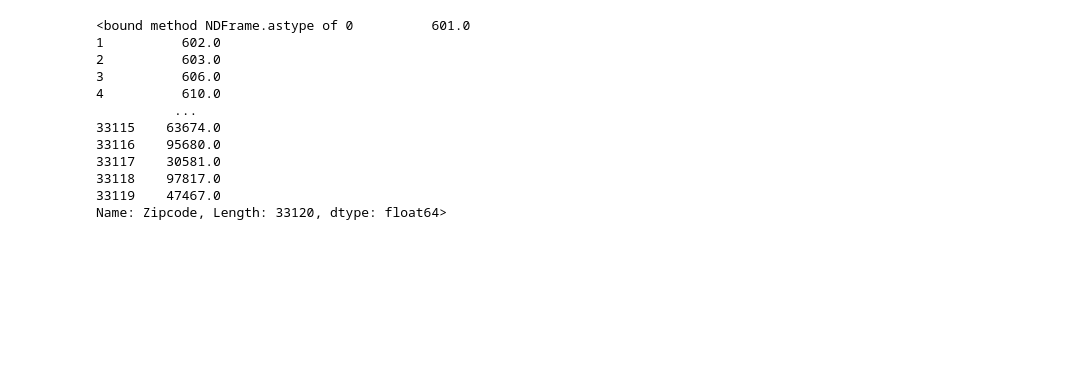
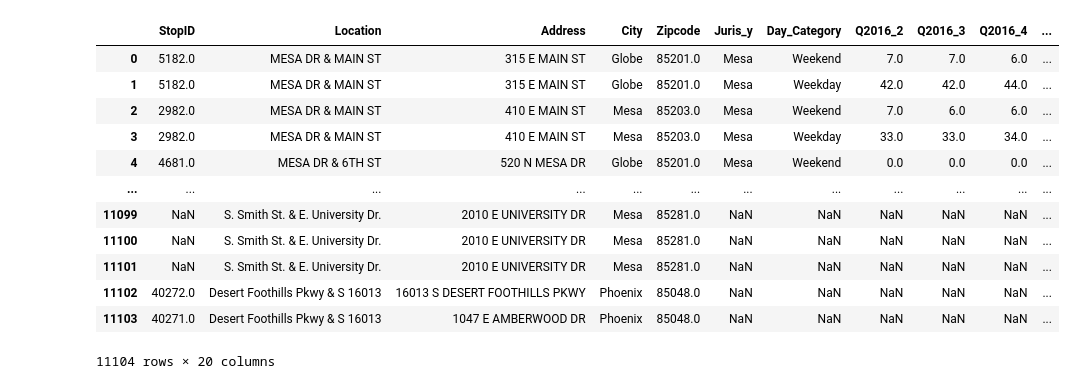
Before and after one commit to phil-wew/group_project1, a Jupyter notebook: PW/PW_ValleyMetro_all_Ridership.ipynb, the cells around one changed output. Saved outputs shown, nothing was run; the diff lists cells and outputs as text; code cells hidden in the pictures; blank space fills up the shorter version.

```diff
--- a/PW/PW_ValleyMetro_all_Ridership.ipynb
+++ b/PW/PW_ValleyMetro_all_Ridership.ipynb
@@ -108,4 +126,0 @@ bus_ridersZip = pd.merge(all_bus_stops, bus_riders,
-# %%
-bus_ridersZip
-
-bus_riders = bus_ridersZip.rename(columns={"ComputedZip":"Zipcode","ComputedStreetAddress": "Address","ComputedCity":"City"})
@@ -112,3 +170,21 @@ bus_riders = bus_ridersZip.rename(columns={"ComputedZip":"Zipcode","ComputedStre
+# %%
+bus_riders.to_csv(r'../PW_CSVs/bus_riders.csv')
+
+bus_riders
+# %% [output]
+|  | StopID | Location | Address | City | Zipcode | Juris_y | Day_Category | Q2016_2 | Q2016_3 | Q2016_4 | ... |
+| 0 | 5182.0 | MESA DR & MAIN ST | 315 E MAIN ST | Globe | 85201.0 | Mesa | Weekend | 7.0 | 7.0 | 6.0 | ... |
+| 1 | 5182.0 | MESA DR & MAIN ST | 315 E MAIN ST | Globe | 85201.0 | Mesa | Weekday | 42.0 | 42.0 | 44.0 | ... |
+| 2 | 2982.0 | MESA DR & MAIN ST | 410 E MAIN ST | Mesa | 85203.0 | Mesa | Weekend | 7.0 | 6.0 | 6.0 | ... |
+| 3 | 2982.0 | MESA DR & MAIN ST | 410 E MAIN ST | Mesa | 85203.0 | Mesa | Weekday | 33.0 | 33.0 | 34.0 | ... |
+| 4 | 4681.0 | MESA DR & 6TH ST | 520 N MESA DR | Globe | 85201.0 | Mesa | Weekend | 0.0 | 0.0 | 0.0 | ... |
+| ... | ... | ... | ... | ... | ... | ... | ... | ... | ... | ... | ... |
+| 11099 | NaN | S. Smith St. & E. University Dr. | 2010 E UNIVERSITY DR | Mesa | 85281.0 | NaN | NaN | NaN | NaN | NaN | ... |
+| 11100 | NaN | S. Smith St. & E. University Dr. | 2010 E UNIVERSITY DR | Mesa | 85281.0 | NaN | NaN | NaN | NaN | NaN | ... |
+| 11101 | NaN | S. Smith St. & E. University Dr. | 2010 E UNIVERSITY DR | Mesa | 85281.0 | NaN | NaN | NaN | NaN | NaN | ... |
+| 11102 | 40272.0 | Desert Foothills Pkwy & S 16013 | 16013 S DESERT FOOTHILLS PKWY | Phoenix | 85048.0 | NaN | NaN | NaN | NaN | NaN | ... |
+| 11103 | 40271.0 | Desert Foothills Pkwy & S 16013 | 1047 E AMBERWOOD DR | Phoenix | 85048.0 | NaN | NaN | NaN | NaN | NaN | ... |
+11104 rows × 20 columns
 # %%
 census_data = c.acs5.get(('B19301_001E',
                           'B01003_001E',"B17001_002E"), {'for': 'zip code tabulation area:*'})
@@ -138,18 +213,3 @@ census_pd['Zipcode'] = census_pd['Zipcode'].transform(float)
-# %%
-census_pd['Zipcode'].astype
-# %% [output]
-<bound method NDFrame.astype of 0          601.0
-1          602.0
-2          603.0
-3          606.0
-4          610.0
-          ...
-33115    63674.0
-33116    95680.0
-33117    30581.0
-33118    97817.0
-33119    47467.0
-Name: Zipcode, Length: 33120, dtype: float64>
 # %%
 bus_census = pd.merge(bus_riders, census_pd, how='left', on=['Zipcode'])
 # %%
```
Also changed, not shown: parts of 18 cells of this notebook.
